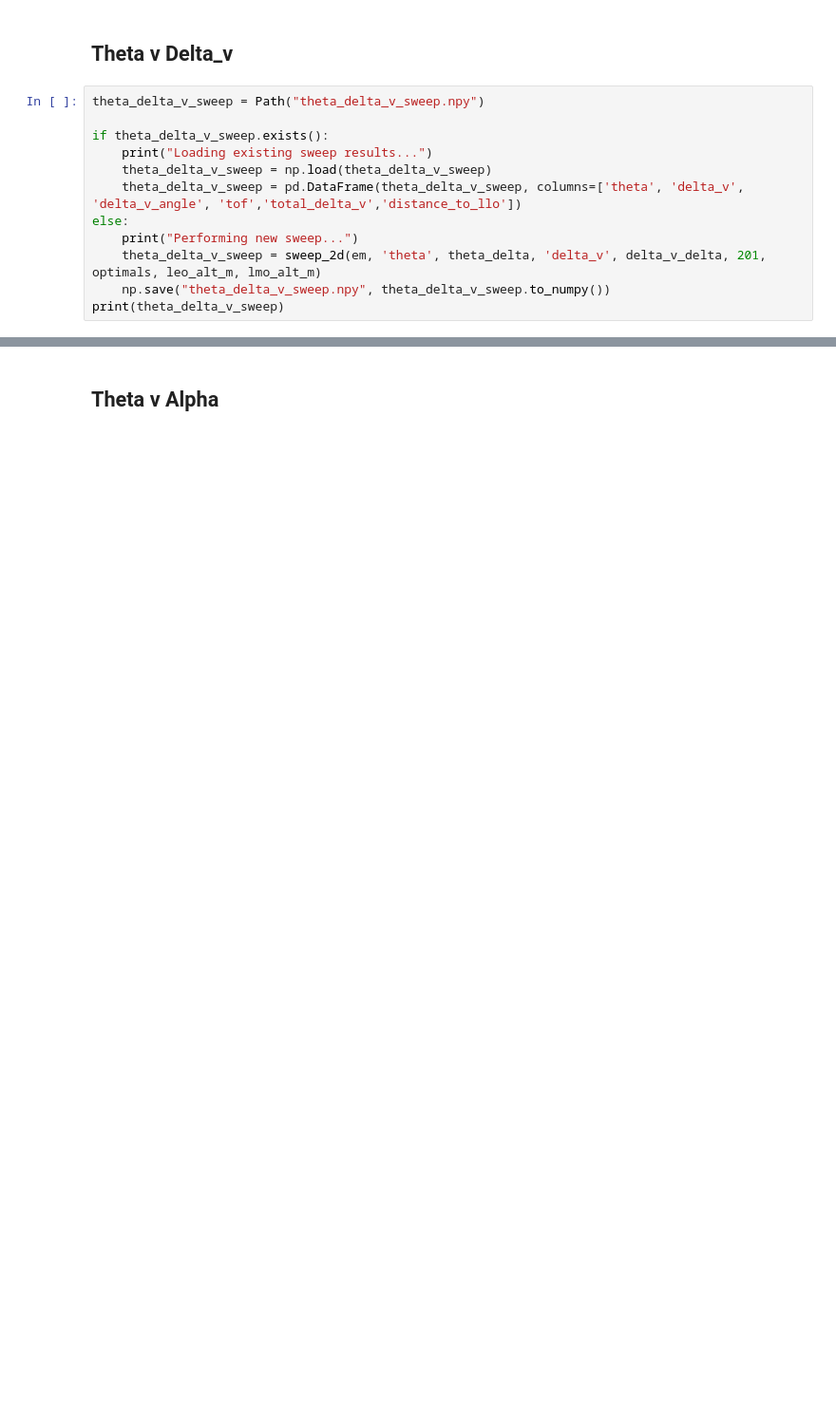
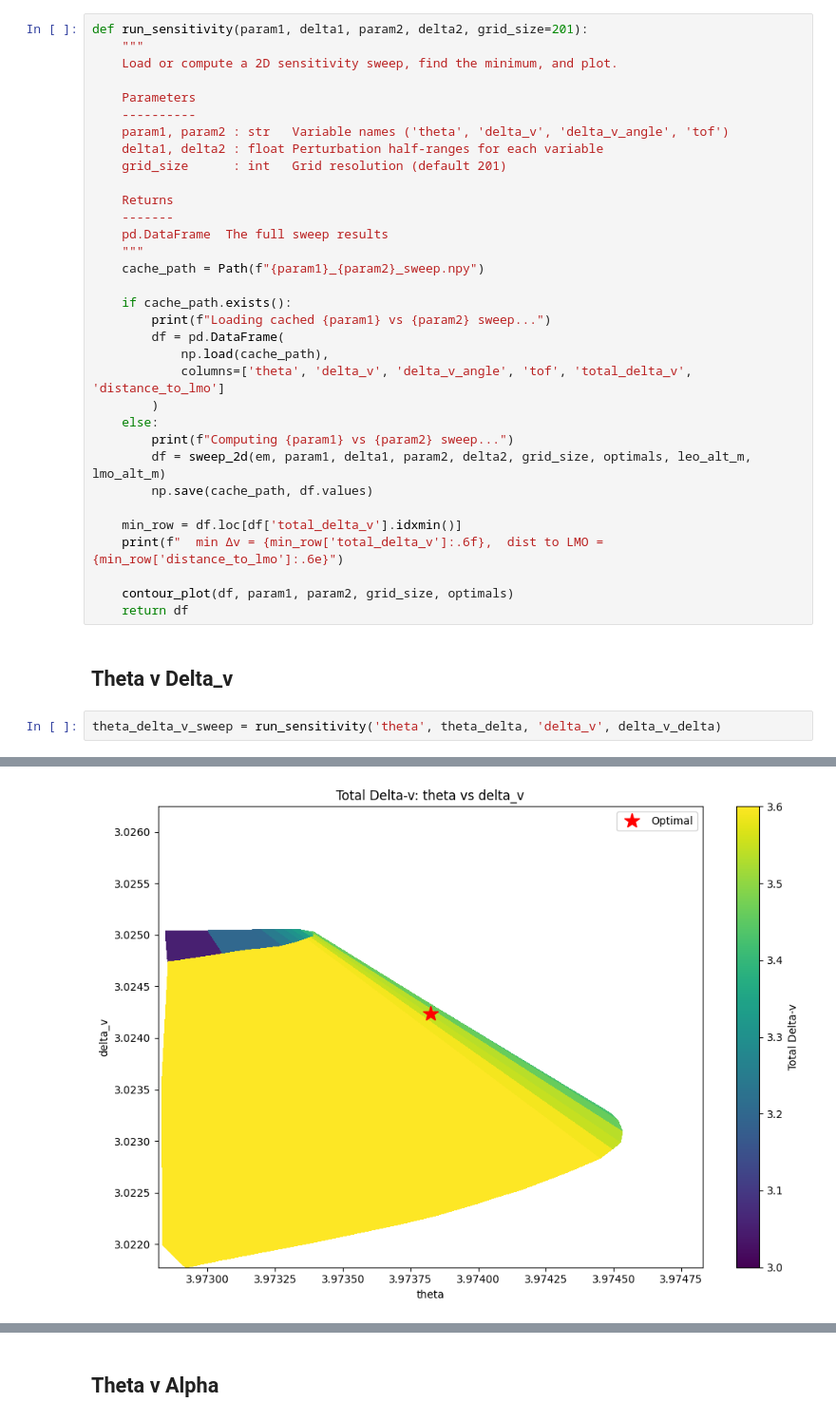
Before and after one commit to samcoulthurst/TrajectoryOptimizer, a Jupyter notebook: notebooks/sensitivites.ipynb, the cells around one changed output, grey strips where cells are left out. Shown at 95% size. Cells and saved outputs as stored; diff of their text form; blank space fills up the shorter version.

Commit message:
Partial Sweep results for iteration 2

```diff
--- a/notebooks/sensitivites.ipynb
+++ b/notebooks/sensitivites.ipynb
@@ -56,15 +56,38 @@ tof_delta = 0.0001
+# %%
+def run_sensitivity(param1, delta1, param2, delta2, grid_size=201):
+    """
+    Load or compute a 2D sensitivity sweep, find the minimum, and plot.
+
+    Parameters
+    ----------
+    param1, param2 : str   Variable names ('theta', 'delta_v', 'delta_v_angle', 'tof')
+    delta1, delta2 : float Perturbation half-ranges for each variable
+    grid_size      : int   Grid resolution (default 201)
+
+    Returns
+    -------
+    pd.DataFrame  The full sweep results
+    """
+    cache_path = Path(f"{param1}_{param2}_sweep.npy")
+
+    if cache_path.exists():
+        print(f"Loading cached {param1} vs {param2} sweep...")
+        df = pd.DataFrame(
+            np.load(cache_path),
+            columns=['theta', 'delta_v', 'delta_v_angle', 'tof', 'total_delta_v', 'distance_to_lmo']
+        )
+    else:
+        print(f"Computing {param1} vs {param2} sweep...")
+        df = sweep_2d(em, param1, delta1, param2, delta2, grid_size, optimals, leo_alt_m, lmo_alt_m)
+        np.save(cache_path, df.values)
+
+    min_row = df.loc[df['total_delta_v'].idxmin()]
+    print(f"  min Δv = {min_row['total_delta_v']:.6f},  dist to LMO = {min_row['distance_to_lmo']:.6e}")
+
+    contour_plot(df, param1, param2, grid_size, optimals)
+    return df
 # %% [markdown]
 ## Theta v Delta_v
 # %%
-theta_delta_v_sweep = Path("theta_delta_v_sweep.npy")
-
-if theta_delta_v_sweep.exists():
-    print("Loading existing sweep results...")
-    theta_delta_v_sweep = np.load(theta_delta_v_sweep)
-    theta_delta_v_sweep = pd.DataFrame(theta_delta_v_sweep, columns=['theta', 'delta_v', 'delta_v_angle', 'tof','total_delta_v','distance_to_llo'])
-else:
-    print("Performing new sweep...")
-    theta_delta_v_sweep = sweep_2d(em, 'theta', theta_delta, 'delta_v', delta_v_delta, 201, optimals, leo_alt_m, lmo_alt_m)
-    np.save("theta_delta_v_sweep.npy", theta_delta_v_sweep.to_numpy())
-print(theta_delta_v_sweep)
+theta_delta_v_sweep = run_sensitivity('theta', theta_delta, 'delta_v', delta_v_delta)
 # %% [output]
@@ -87,0 +96 @@ Loading existing sweep results...
+[figure, added]
```
Also changed, not shown: parts of 16 cells of this notebook, 8 other files.
